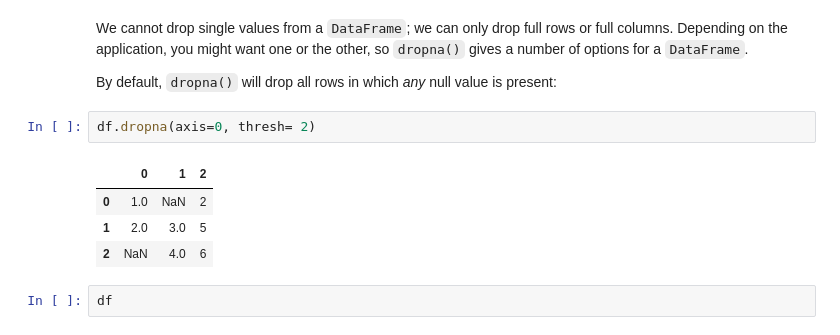
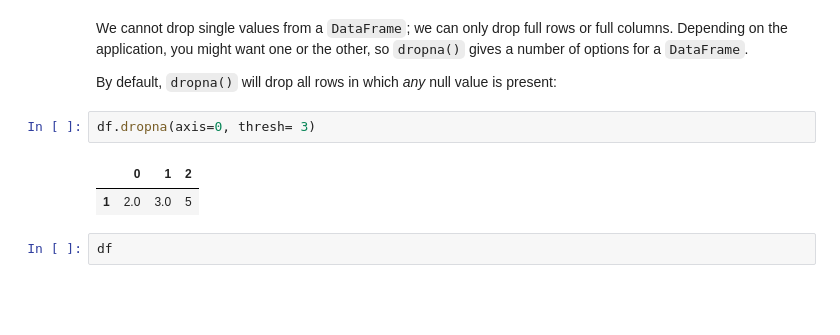
Before and after one commit to lhernandezc96/ds-nov23-thebridge, a Jupyter notebook: 2_Analytics/2-Pandas/4_Handling-Missing-Data.ipynb, the cells around one changed output. Drawn from its saved outputs; the diff is of its cells as text; blank space fills up the shorter version.

```diff
--- a/2_Analytics/2-Pandas/4_Handling-Missing-Data.ipynb
+++ b/2_Analytics/2-Pandas/4_Handling-Missing-Data.ipynb
@@ -259,12 +259,10 @@ Depending on the application, you might want one or the other, so ``dropna()`` g
 
 By default, ``dropna()`` will drop all rows in which *any* null value is present:
 # %%
-df.dropna(axis=0, thresh= 2)
+df.dropna(axis=0, thresh= 3)
 # %% [output]
 |  | 0 | 1 | 2 |
-| 0 | 1.0 | NaN | 2 |
 | 1 | 2.0 | 3.0 | 5 |
-| 2 | NaN | 4.0 | 6 |
 # %%
 df
 # %% [output]
```
Also changed, not shown: parts of 4 cells of this notebook, 2 other files.
